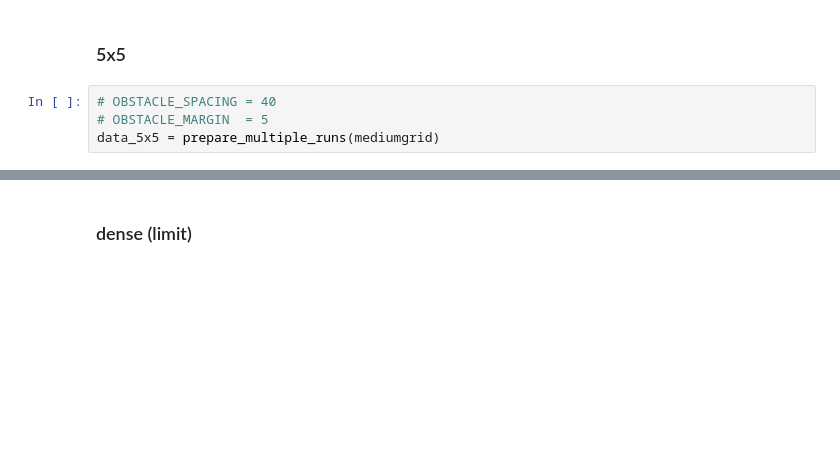
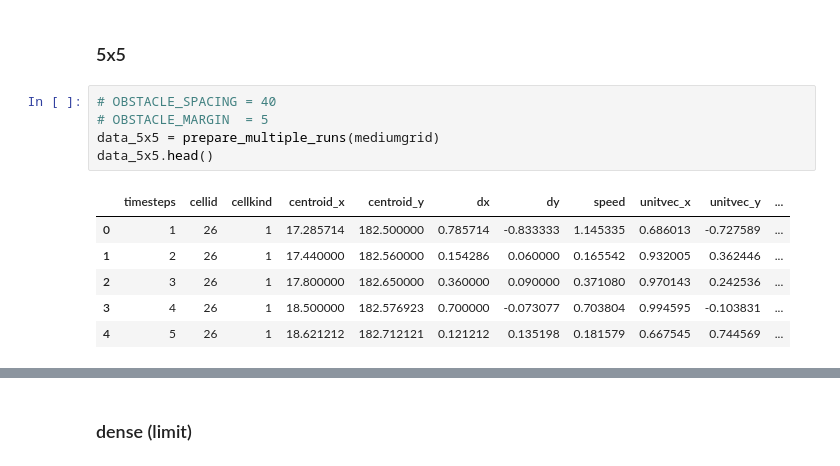
Before and after one commit to VictoriousGladiator/NaturalComputing, a Jupyter notebook: A1/analysis/analysis.ipynb, the cells around one changed output, grey strips where cells are left out. Drawn from its saved outputs; the diff is of its cells as text; blank space fills up the shorter version.

```diff
--- a/A1/analysis/analysis.ipynb
+++ b/A1/analysis/analysis.ipynb
@@ -90,4 +136,12 @@ data_3x3 = prepare_multiple_runs(smallgrid)
 # %%
 # OBSTACLE_SPACING = 40
 # OBSTACLE_MARGIN  = 5
 data_5x5 = prepare_multiple_runs(mediumgrid)
+data_5x5.head()
+# %% [output]
+|  | timesteps | cellid | cellkind | centroid_x | centroid_y | dx | dy | speed | unitvec_x | unitvec_y | ... |
+| 0 | 1 | 26 | 1 | 17.285714 | 182.500000 | 0.785714 | -0.833333 | 1.145335 | 0.686013 | -0.727589 | ... |
+| 1 | 2 | 26 | 1 | 17.440000 | 182.560000 | 0.154286 | 0.060000 | 0.165542 | 0.932005 | 0.362446 | ... |
+| 2 | 3 | 26 | 1 | 17.800000 | 182.650000 | 0.360000 | 0.090000 | 0.371080 | 0.970143 | 0.242536 | ... |
+| 3 | 4 | 26 | 1 | 18.500000 | 182.576923 | 0.700000 | -0.073077 | 0.703804 | 0.994595 | -0.103831 | ... |
+| 4 | 5 | 26 | 1 | 18.621212 | 182.712121 | 0.121212 | 0.135198 | 0.181579 | 0.667545 | 0.744569 | ... |
```
Also changed, not shown: parts of 16 cells of this notebook.
